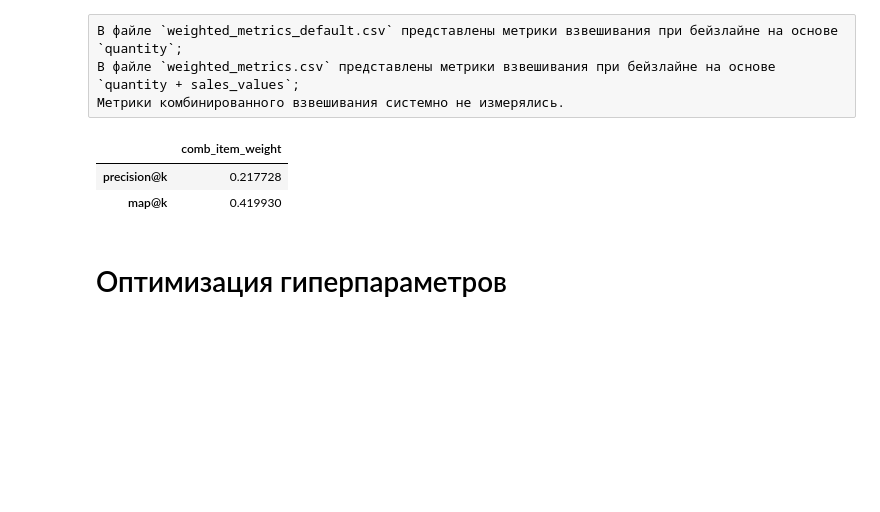
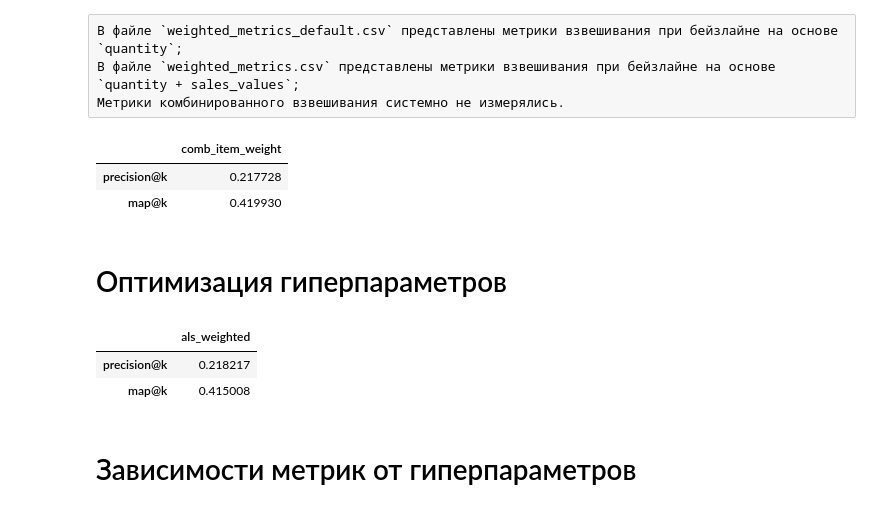
Before and after one commit to j2cry/gb_recommends, a Jupyter notebook: hw3/hw3.ipynb, the cells around one changed output. Cells and saved outputs as stored; diff of their text form; code cells hidden in the pictures; blank space fills up the shorter version.

Commit message:
hw3: save weighted user-item matrix, add hyperopt optimization

```diff
--- a/hw3/hw3.ipynb
+++ b/hw3/hw3.ipynb
@@ -450,3 +452,31 @@ compare_metrics(check_model(apply_weights(user_item_matrix, (comb_item_weight,),
 | map@k | 0.419930 |
 # %% [markdown]
 # Оптимизация гиперпараметров
+# %%
+# load user-item weighted matrix
+uim_w = load_npz('actual_uim.npz')
+# %%
+# define objective function
+def objective(params):
+    res = check_model(uim_w, params, recommender_params, true_values.copy(), 'als_weighted')
+    return 1 / compare_metrics(res)['als_weighted']['precision@k']
+# %%
+# define a search space
+search_space = {'factors': 20 + hp.randint('factors', 50),
+                'regularization': hp.uniform('regularization', 0, 0.05),
+                'iterations': 5 + hp.randint('iterations', 15),
+                'use_gpu': False,
+                'random_state': 23
+                }
+# %%
+# searching
+best = fmin(objective, search_space, algo=tpe.suggest, max_evals=20)
+# %%
+# final metric
+compare_metrics(check_model(uim_w, best, recommender_params, true_values.copy(), 'als_weighted'))
+# %% [output]
+|  | als_weighted |
+| precision@k | 0.218217 |
+| map@k | 0.415008 |
+# %% [markdown]
+# Зависимости метрик от гиперпараметров
```
Also changed, not shown: parts of 12 cells of this notebook, 2 other files.
